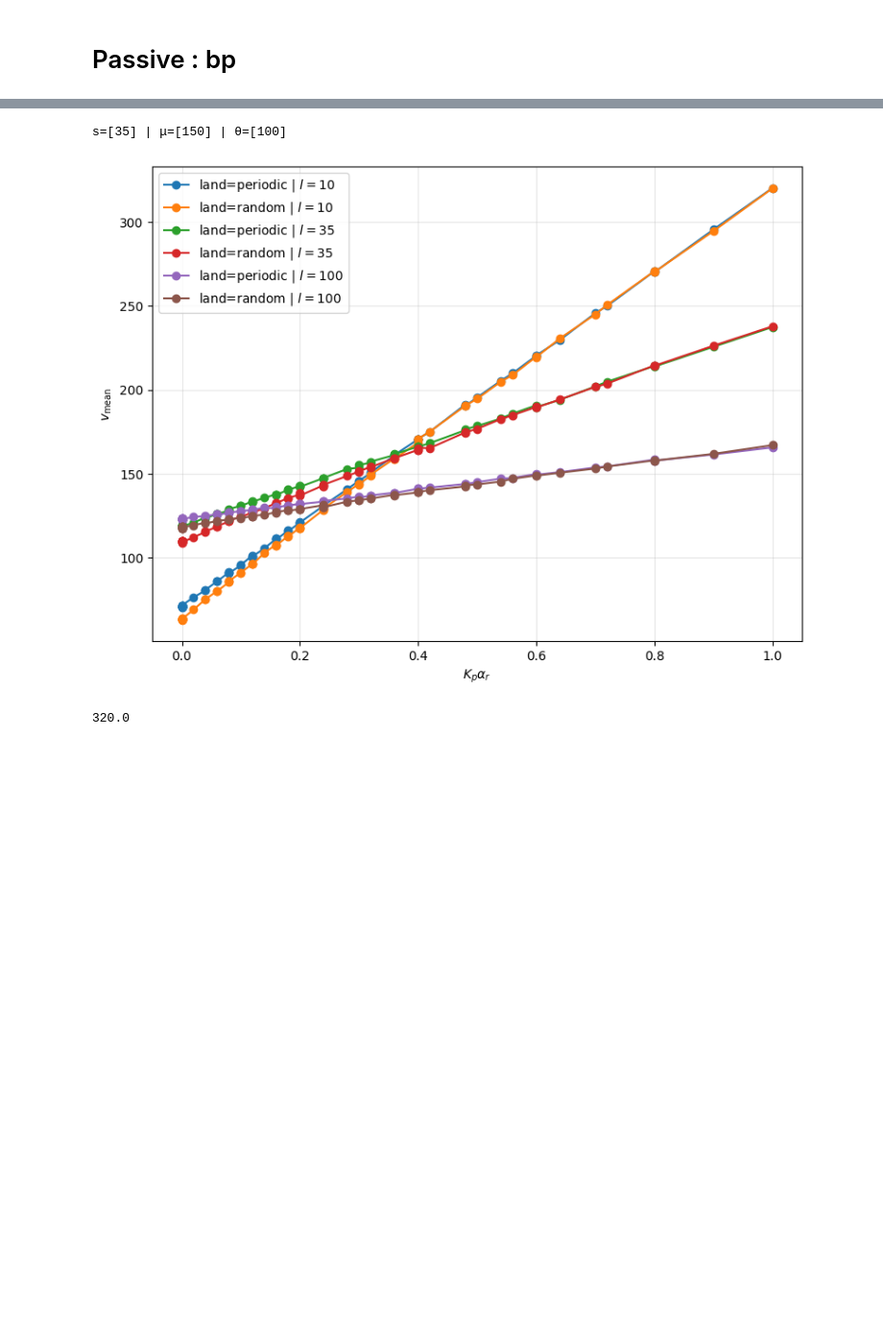
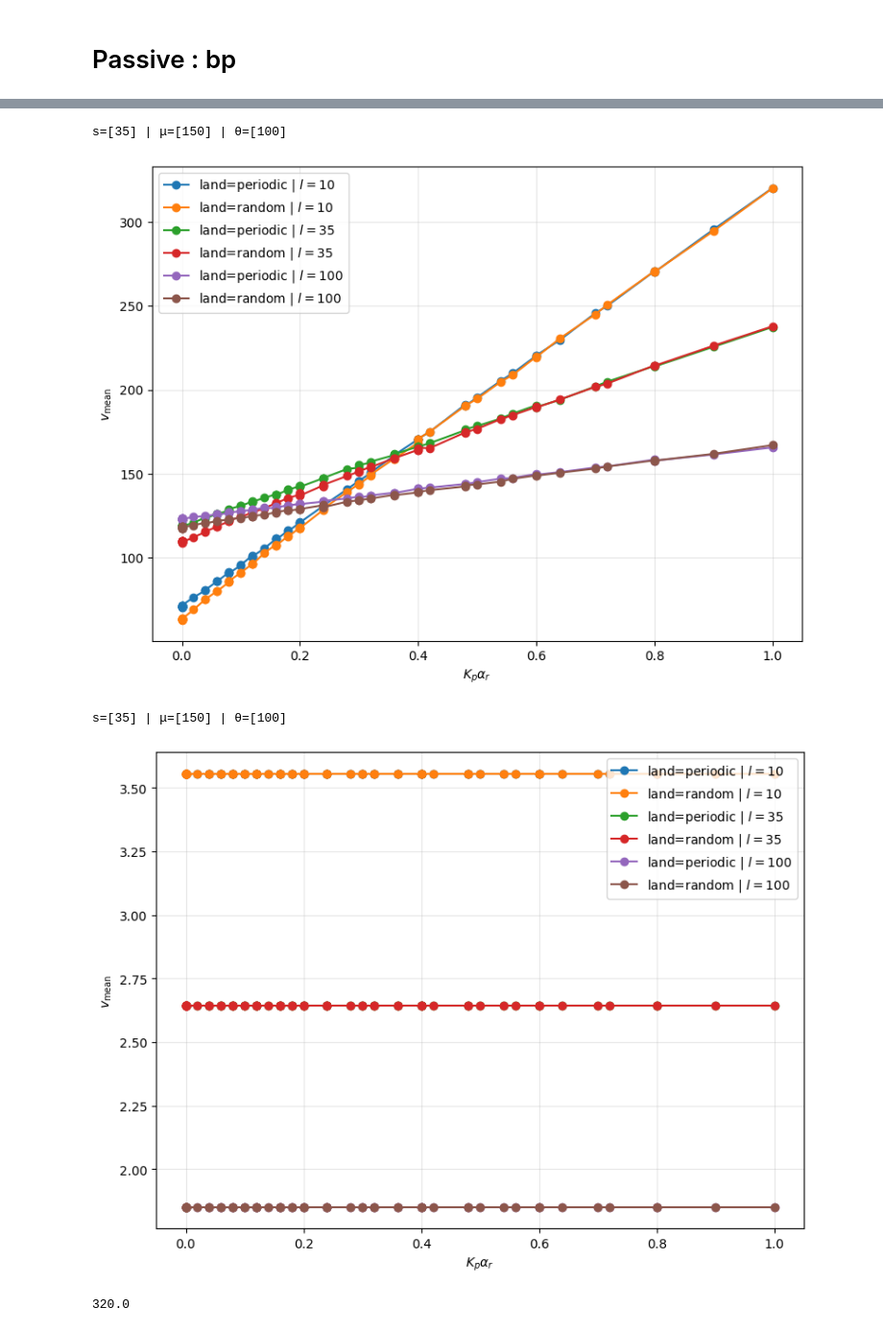
Before and after one commit to npelletbossot/nucleo, a Jupyter notebook: notebooks/work/fact_bis.ipynb, the cells around one changed output, grey strips where cells are left out. Shown at 96% size. Drawn from its saved outputs; the diff is of its cells as text; code cells hidden in the pictures; blank space fills up the shorter version.

```diff
--- a/notebooks/work/fact_bis.ipynb
+++ b/notebooks/work/fact_bis.ipynb
@@ -336,33 +338,81 @@ for l in ls:
             label=f"land={land} | $l={l}$"
         )
 
 plt.xlabel(r"$K_p \alpha_r$")
 plt.ylabel(r"$v_{\mathrm{mean}}$")
 plt.grid(True, alpha=0.30)
 plt.legend()
 plt.tight_layout()
 plt.show()
+
+
+# -- First method WITHOUT ALPHA C
+plt.figure(figsize=(8, 6))
+ls      = np.unique(df_passive["l"].to_numpy())
+s       = np.unique(df_passive["s"].to_numpy())
+mu      = np.unique(df_passive["mu"].to_numpy())
+theta   = np.unique(df_passive["theta"].to_numpy())
+
+print(f"s={s} | μ={mu} | θ={theta}")
+
+for l in ls:
+
+    c = (150 + l) / (35 + l)
+
+    for land in landscapes:
+
+        df_land = df_passive.filter(
+            (pl.col("land") == land) &
+            (pl.col("l") == l)
+        )
+
+        Kp_alphar = (
+            df_land["Kp"].to_numpy()
+            * df_land["alphar"].to_numpy()
+        )
+
+        v_mean      = df_land["v_mean"].to_numpy()
+        alphac     = df_land["v_mean"].to_numpy()
+        v_mean_c    = v_mean * c / alphac
+
+        order = np.argsort(Kp_alphar)
+
+        plt.plot(
+            Kp_alphar[order],
+            v_mean_c[order],
+            marker="o",
+            label=f"land={land} | $l={l}$"
+        )
+
+plt.xlabel(r"$K_p \alpha_r$")
+plt.ylabel(r"$v_{\mathrm{mean}}$")
+plt.grid(True, alpha=0.30)
+plt.legend()
+plt.tight_layout()
+plt.show()
 # %% [output]
 [2.60169286e-01 2.31731820e-01 2.39045994e-01 2.15625931e-01
  2.41737295e-01 2.41708840e-01 2.52919576e-01 2.68964629e-01
  2.52944061e-01 2.28875287e-01 2.22714655e-01 2.33005091e-01
  4.18702878e-01 6.98645277e-01 1.11404615e+00 1.74477757e+00
  2.47897182e+00 3.34817830e+00 4.71682826e+00 6.44887616e+00
  7.83493361e+00 1.05195736e+01 2.33732983e-01 6.41426365e-01
  1.64874440e+00 3.54958663e+00 6.28942583e+00 1.07505121e+01
  1.62929425e+01 2.34712307e+01 3.20543231e+01 4.29250005e+01
  5.43492065e+01 2.65437875e-01 1.08612599e+00 3.36771183e+00
  8.04335789e+00 1.65830172e+01 2.74122497e+01 4.24052366e+01
  6.11681906e+01 8.31269652e+01 1.07838046e+02 1.34290566e+02
  2.37319351e-01 1.62723374e+00 6.39259912e+00 1.62804006e+01
 ... (74 lines left out)
  125.2094026  132.61132791 141.03539602 149.18327298 156.7049928
   74.69711804  84.63482735  95.64721611 106.20738877 116.4895993
  126.76464243 136.66325152 146.48178475 156.24831637 164.91198952
  174.68035995]
 [figure]
 s=[35] | μ=[150] | θ=[100]
 [figure]
+s=[35] | μ=[150] | θ=[100]
+[figure, added]
 # %%
 150 * 160/45 * 0.60
 # %% [output]
```
Also changed, not shown: parts of 1 cell of this notebook, 1 other file.
